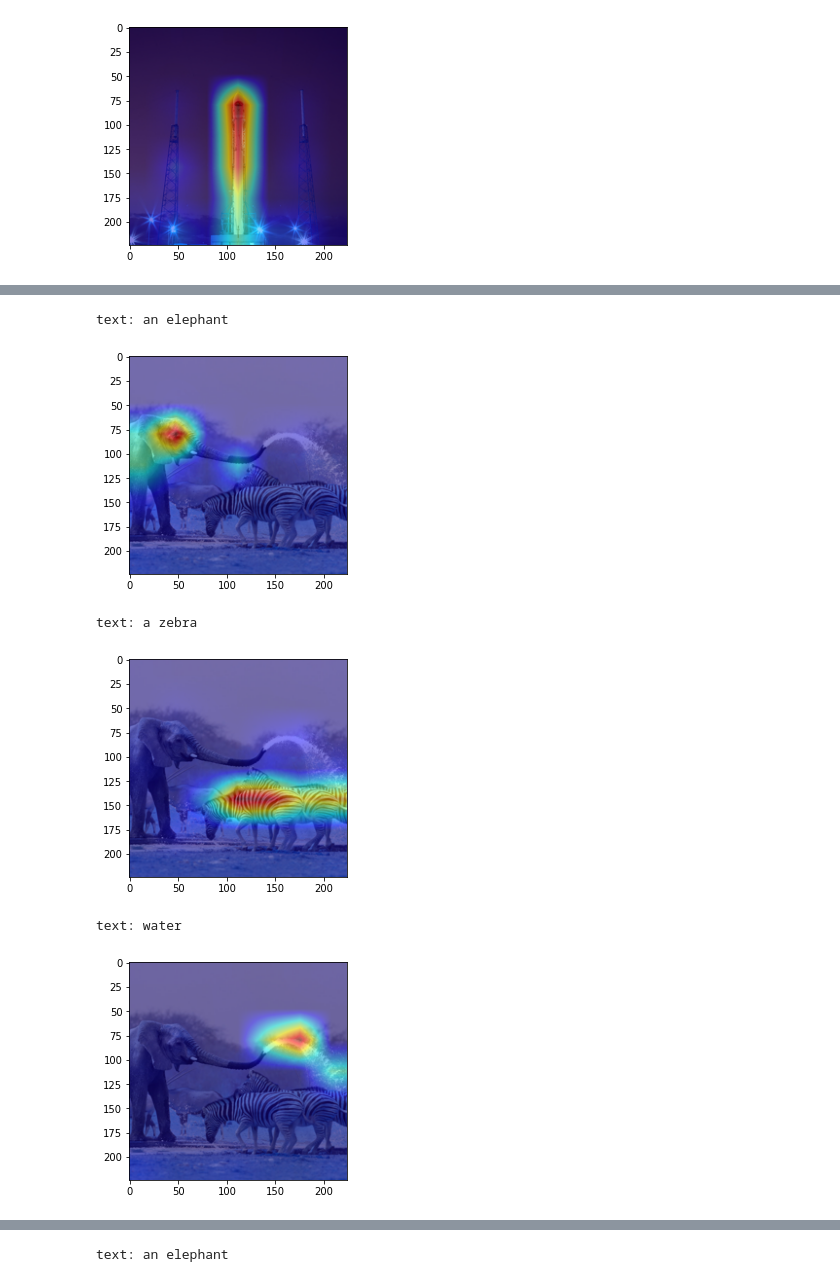
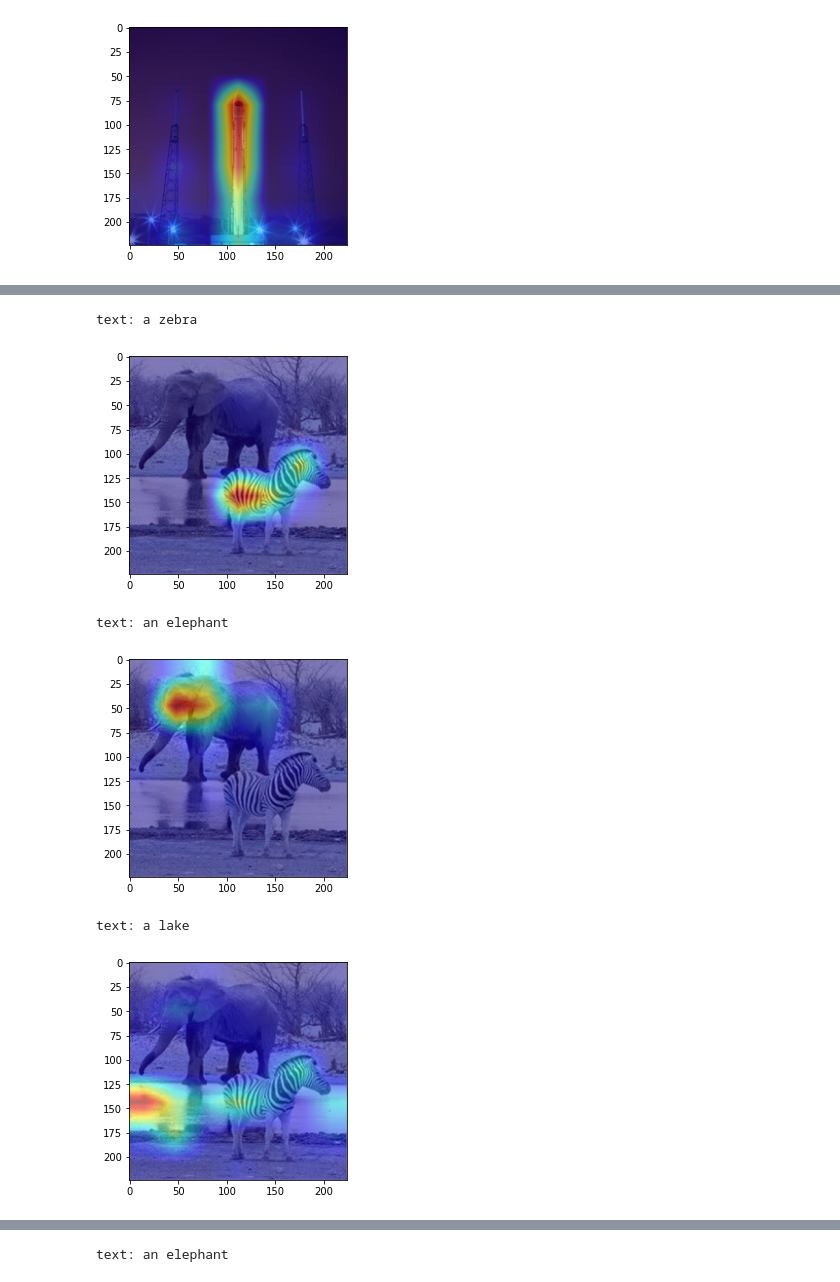
Before and after one commit to hila-chefer/Transformer-MM-Explainability, a Jupyter notebook: CLIP_explainability.ipynb, the cells around one changed output, grey strips where cells are left out. Drawn from its saved outputs; the diff is of its cells as text; code cells hidden in the pictures.

```diff
--- a/CLIP_explainability.ipynb
+++ b/CLIP_explainability.ipynb
@@ -110,29 +111,44 @@ class color:
    UNDERLINE = '\033[4m'
    END = '\033[0m'
 # %%
-image = preprocess(Image.open("CLIP/glasses.png")).unsqueeze(0).to(device)
+img = preprocess(Image.open("CLIP/glasses.png")).unsqueeze(0).to(device)
 texts = ["a man with eyeglasses"]
 text = clip.tokenize(texts).to(device)
-print(color.BOLD + color.PURPLE + color.UNDERLINE + 'text: ' + texts[0] + color.END)
-interpret(model=model, image=image, text=text, device=device, index=0)
+
+R_image = interpret(model=model, image=img, texts=text, device=device)
+batch_size = text.shape[0]
+for i in range(batch_size):
+  print(color.BOLD + color.PURPLE + color.UNDERLINE + 'text: ' + texts[i] + color.END)
+  show_image_relevance(R_image[i], img)
+  plt.show()
 # %% [output]
 text: a man with eyeglasses
 [figure]
 # %%
-image = preprocess(Image.open("CLIP/lipstick.png")).unsqueeze(0).to(device)
+img = preprocess(Image.open("CLIP/lipstick.png")).unsqueeze(0).to(device)
 texts = ["a man with lipstick"]
 text = clip.tokenize(texts).to(device)
-print(color.BOLD + color.PURPLE + color.UNDERLINE + 'text: ' + texts[0] + color.END)
-interpret(model=model, image=image, text=text, device=device, index=0)
+
+R_image = interpret(model=model, image=img, texts=text, device=device)
+batch_size = text.shape[0]
+for i in range(batch_size):
+  print(color.BOLD + color.PURPLE + color.UNDERLINE + 'text: ' + texts[i] + color.END)
+  show_image_relevance(R_image[i], img)
+  plt.show()
 # %% [output]
 text: a man with lipstick
 [figure]
 # %%
-image = preprocess(Image.open("CLIP/rocket.jpg")).unsqueeze(0).to(device)
+img = preprocess(Image.open("CLIP/rocket.jpg")).unsqueeze(0).to(device)
 texts = ["a rocket standing on a launchpad"]
 text = clip.tokenize(texts).to(device)
-print(color.BOLD + color.PURPLE + color.UNDERLINE + 'text: ' + texts[0] + color.END)
-interpret(model=model, image=image, text=text, device=device, index=0)
+
+R_image = interpret(model=model, image=img, texts=text, device=device)
+batch_size = text.shape[0]
+for i in range(batch_size):
+  print(color.BOLD + color.PURPLE + color.UNDERLINE + 'text: ' + texts[i] + color.END)
+  show_image_relevance(R_image[i], img)
+  plt.show()
 # %% [output]
 text: a rocket standing on a launchpad
 [figure]
@@ -159,20 +155,18 @@ text: a lake
-# %%
-image = preprocess(Image.open("CLIP/el3.png")).unsqueeze(0).to(device)
-texts = ["an elephant", "a zebra", "water"]
-text = clip.tokenize(texts).to(device)
-# elephant
-print(color.BOLD + color.PURPLE + color.UNDERLINE + 'text: ' + texts[0] + color.END)
-interpret(model=model, image=image, text=text, device=device, index=0)
-# zebra
-print(color.BOLD + color.PURPLE + color.UNDERLINE + 'text: ' + texts[1] + color.END)
-interpret(model=model, image=image, text=text, device=device, index=1)
-# water
-print(color.BOLD + color.PURPLE + color.UNDERLINE + 'text: ' + texts[2] + color.END)
-interpret(model=model, image=image, text=text, device=device, index=2)
-# %% [output]
-text: an elephant
-[figure, removed]
-text: a zebra
-[figure, removed]
-text: water
-[figure, removed]
+# %%
+img = preprocess(Image.open("CLIP/el2.png")).unsqueeze(0).to(device)
+texts = ['a zebra', 'an elephant', 'a lake']
+text = clip.tokenize(texts).to(device)
+
+R_image = interpret(model=model, image=img, texts=text, device=device)
+batch_size = text.shape[0]
+for i in range(batch_size):
+  print(color.BOLD + color.PURPLE + color.UNDERLINE + 'text: ' + texts[i] + color.END)
+  show_image_relevance(R_image[i], img)
+  plt.show()
+# %% [output]
+text: a zebra
+[figure, added]
+text: an elephant
+[figure, added]
+text: a lake
+[figure, added]
```
Also changed, not shown: parts of 13 cells of this notebook.
